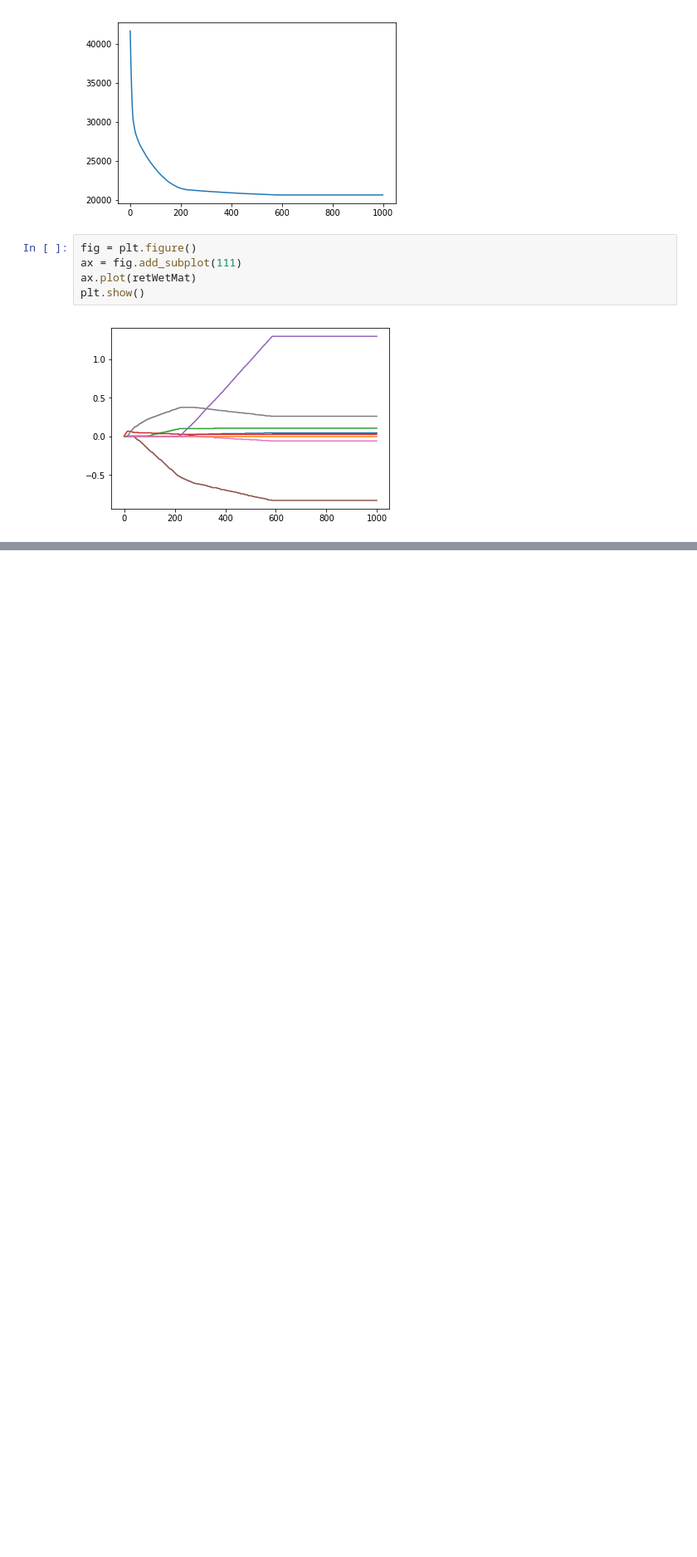
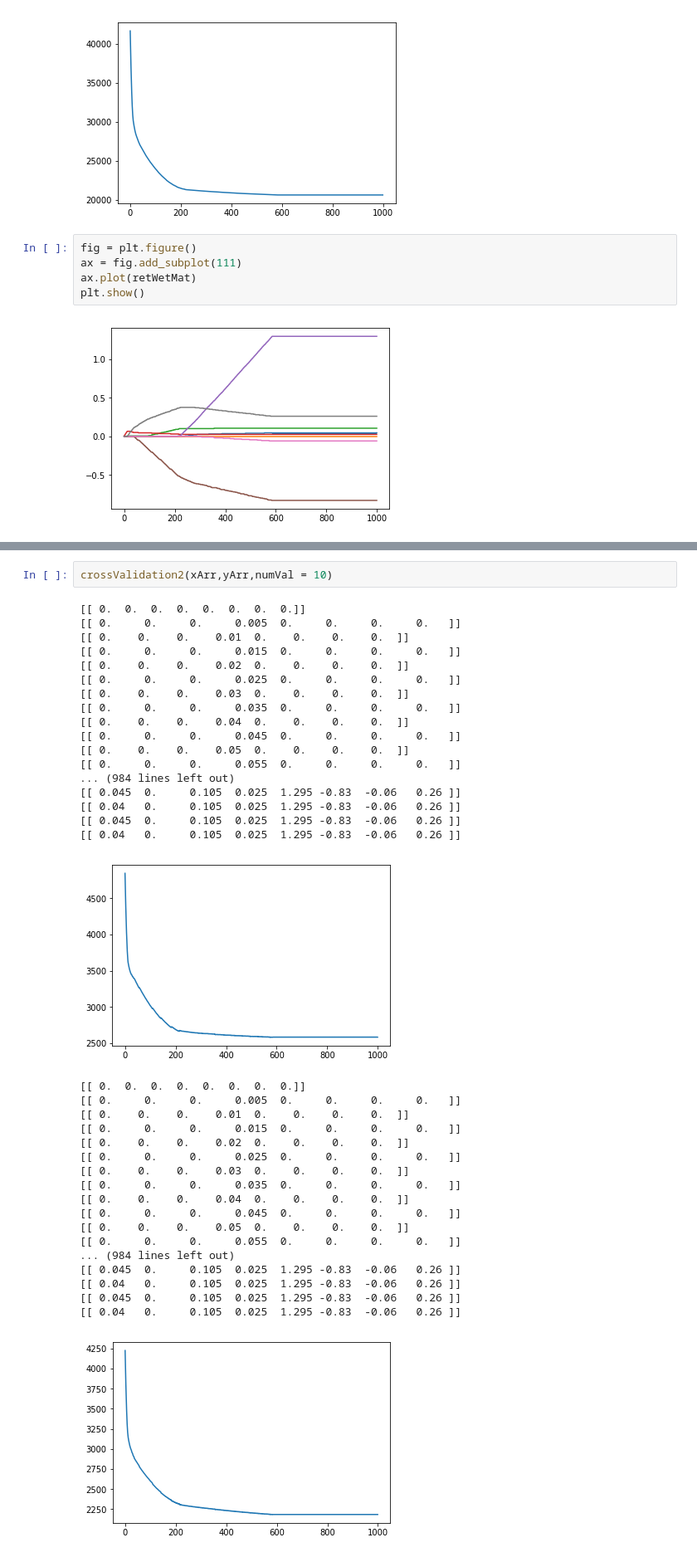
Before and after one commit to Weiqiang-Li/MachingLearninginActive, a Jupyter notebook: 8.LinearRegression/LinearRegression_shrinkage.ipynb, the cells around one changed output, grey strips where cells are left out. Shown at 83% size. Saved outputs shown, nothing was run; the diff lists cells and outputs as text; blank space fills up the shorter version.

```diff
--- a/8.LinearRegression/LinearRegression_shrinkage.ipynb
+++ b/8.LinearRegression/LinearRegression_shrinkage.ipynb
@@ -301,0 +517,39 @@ plt.show()
+# %%
+crossValidation2(xArr,yArr,numVal = 10)
+# %% [output]
+[[ 0.  0.  0.  0.  0.  0.  0.  0.]]
+[[ 0.     0.     0.     0.005  0.     0.     0.     0.   ]]
+[[ 0.    0.    0.    0.01  0.    0.    0.    0.  ]]
+[[ 0.     0.     0.     0.015  0.     0.     0.     0.   ]]
+[[ 0.    0.    0.    0.02  0.    0.    0.    0.  ]]
+[[ 0.     0.     0.     0.025  0.     0.     0.     0.   ]]
+[[ 0.    0.    0.    0.03  0.    0.    0.    0.  ]]
+[[ 0.     0.     0.     0.035  0.     0.     0.     0.   ]]
+[[ 0.    0.    0.    0.04  0.    0.    0.    0.  ]]
+[[ 0.     0.     0.     0.045  0.     0.     0.     0.   ]]
+[[ 0.    0.    0.    0.05  0.    0.    0.    0.  ]]
+[[ 0.     0.     0.     0.055  0.     0.     0.     0.   ]]
+... (984 lines left out)
+[[ 0.045  0.     0.105  0.025  1.295 -0.83  -0.06   0.26 ]]
+[[ 0.04   0.     0.105  0.025  1.295 -0.83  -0.06   0.26 ]]
+[[ 0.045  0.     0.105  0.025  1.295 -0.83  -0.06   0.26 ]]
+[[ 0.04   0.     0.105  0.025  1.295 -0.83  -0.06   0.26 ]]
+[figure, added]
+[[ 0.  0.  0.  0.  0.  0.  0.  0.]]
+[[ 0.     0.     0.     0.005  0.     0.     0.     0.   ]]
+[[ 0.    0.    0.    0.01  0.    0.    0.    0.  ]]
+[[ 0.     0.     0.     0.015  0.     0.     0.     0.   ]]
+[[ 0.    0.    0.    0.02  0.    0.    0.    0.  ]]
+[[ 0.     0.     0.     0.025  0.     0.     0.     0.   ]]
+[[ 0.    0.    0.    0.03  0.    0.    0.    0.  ]]
+[[ 0.     0.     0.     0.035  0.     0.     0.     0.   ]]
+[[ 0.    0.    0.    0.04  0.    0.    0.    0.  ]]
+[[ 0.     0.     0.     0.045  0.     0.     0.     0.   ]]
+[[ 0.    0.    0.    0.05  0.    0.    0.    0.  ]]
+[[ 0.     0.     0.     0.055  0.     0.     0.     0.   ]]
+... (984 lines left out)
+[[ 0.045  0.     0.105  0.025  1.295 -0.83  -0.06   0.26 ]]
+[[ 0.04   0.     0.105  0.025  1.295 -0.83  -0.06   0.26 ]]
+[[ 0.045  0.     0.105  0.025  1.295 -0.83  -0.06   0.26 ]]
+[[ 0.04   0.     0.105  0.025  1.295 -0.83  -0.06   0.26 ]]
+[figure, added]
```
Also changed, not shown: parts of 10 cells of this notebook, 11 other files.
